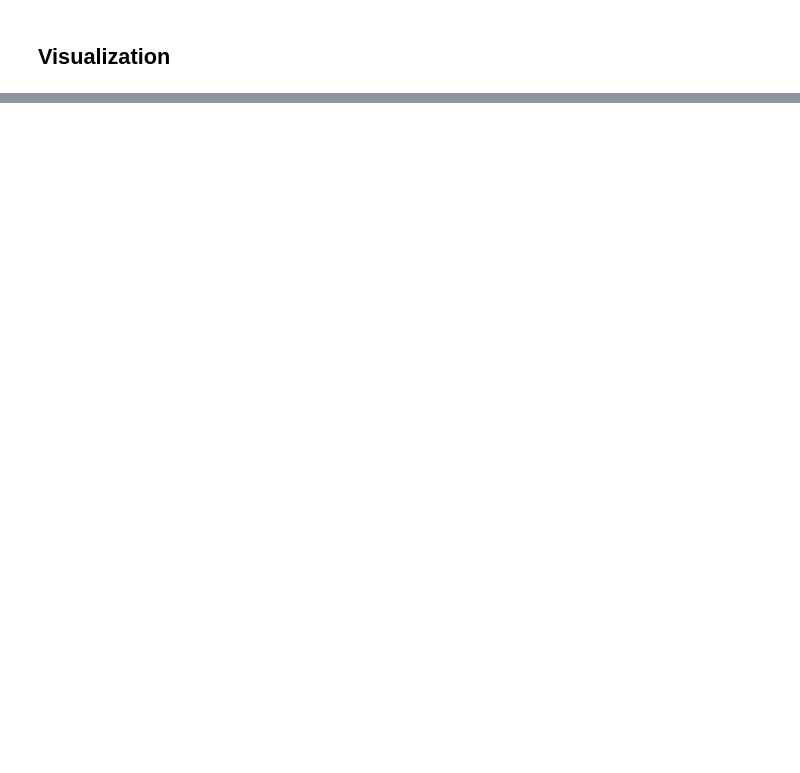
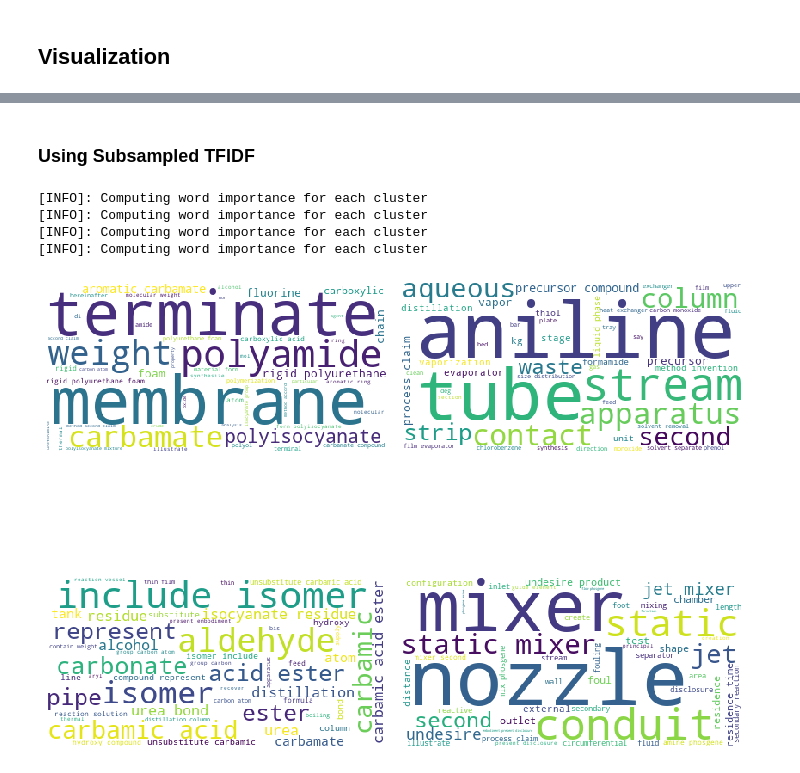
Before and after one commit to shanepeckham/NLP-1, a Jupyter notebook: Complementary_Courses/Personal_Exercises/Flat_Clustering_Right.ipynb, the cells around one changed output, grey strips where cells are left out. Saved outputs shown, nothing was run; the diff lists cells and outputs as text; code cells hidden in the pictures; blank space fills up the shorter version.

```diff
--- a/Complementary_Courses/Personal_Exercises/Flat_Clustering_Right.ipynb
+++ b/Complementary_Courses/Personal_Exercises/Flat_Clustering_Right.ipynb
@@ -114,0 +115,10 @@ defaultdict(list,
+# %% [markdown]
+### Using Subsampled TFIDF
+# %%
+plot_subsampled_clusters_as_wordclouds(tfidf, clusters, cluster_words, method='idf')
+# %% [output]
+[INFO]: Computing word importance for each cluster
+[INFO]: Computing word importance for each cluster
+[INFO]: Computing word importance for each cluster
+[INFO]: Computing word importance for each cluster
+[figure, added]
```
Also changed, not shown: parts of 12 cells of this notebook, 3 other files.
